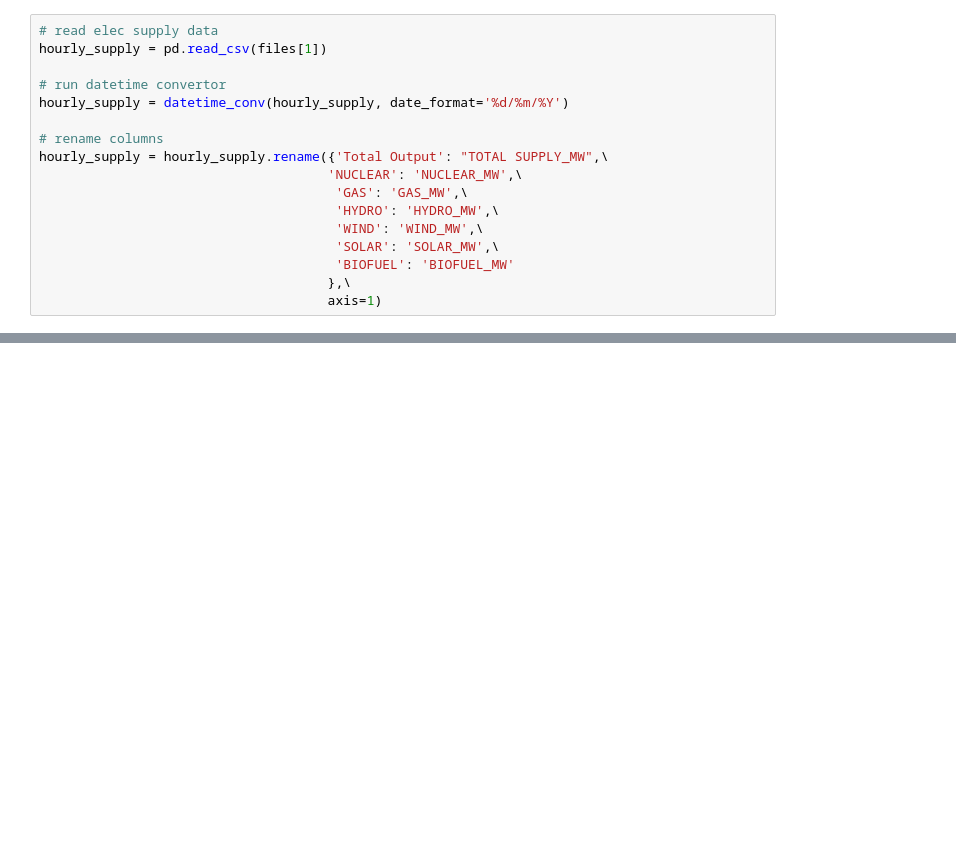
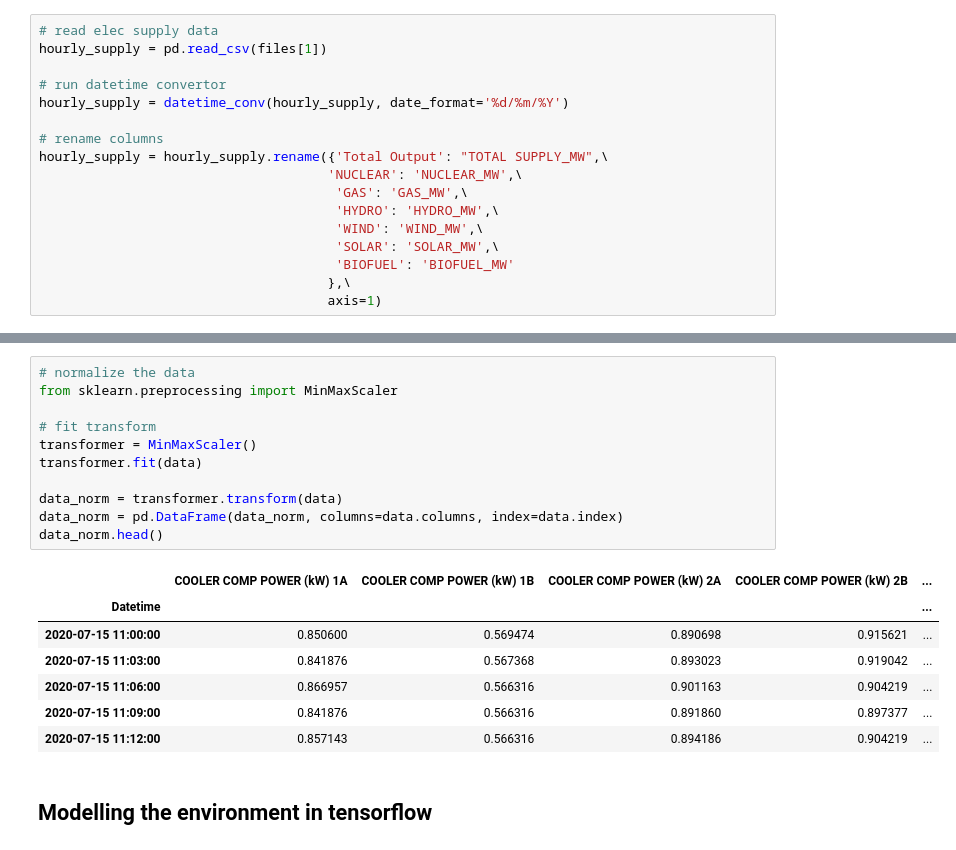
Before and after one commit to scottjeen/coldstore, a Jupyter notebook: jonluca.ipynb, the cells around one changed output, grey strips where cells are left out. Saved outputs shown, nothing was run; the diff lists cells and outputs as text; blank space fills up the shorter version.

```diff
--- a/jonluca.ipynb
+++ b/jonluca.ipynb
@@ -194,0 +270,21 @@ hello git
+# %%
+# normalize the data
+from sklearn.preprocessing import MinMaxScaler
+
+# fit transform
+transformer = MinMaxScaler()
+transformer.fit(data)
+
+data_norm = transformer.transform(data)
+data_norm = pd.DataFrame(data_norm, columns=data.columns, index=data.index)
+data_norm.head()
+# %% [output]
+|  | COOLER COMP POWER (kW) 1A | COOLER COMP POWER (kW) 1B | COOLER COMP POWER (kW) 2A | COOLER COMP POWER (kW) 2B | ... |
+| Datetime |  |  |  |  | ... |
+| 2020-07-15 11:00:00 | 0.850600 | 0.569474 | 0.890698 | 0.915621 | ... |
+| 2020-07-15 11:03:00 | 0.841876 | 0.567368 | 0.893023 | 0.919042 | ... |
+| 2020-07-15 11:06:00 | 0.866957 | 0.566316 | 0.901163 | 0.904219 | ... |
+| 2020-07-15 11:09:00 | 0.841876 | 0.566316 | 0.891860 | 0.897377 | ... |
+| 2020-07-15 11:12:00 | 0.857143 | 0.566316 | 0.894186 | 0.904219 | ... |
+# %% [markdown]
+## Modelling the environment in tensorflow
```
Also changed, not shown: parts of 10 cells of this notebook, 3 other files.
